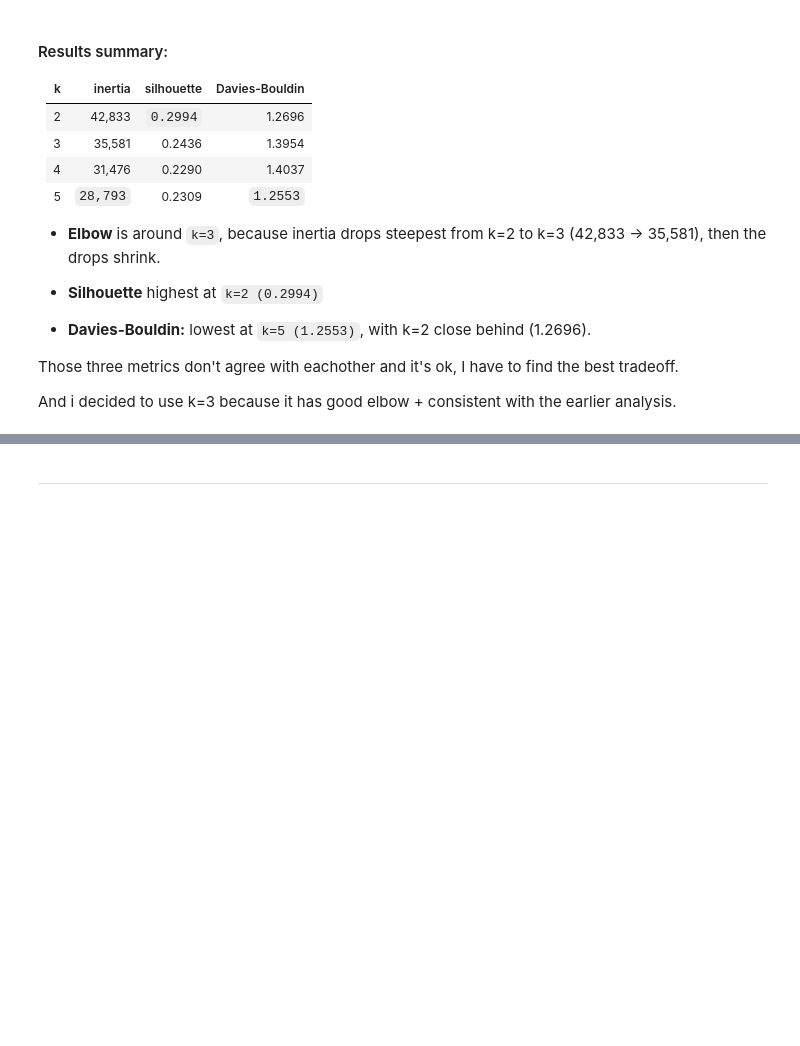
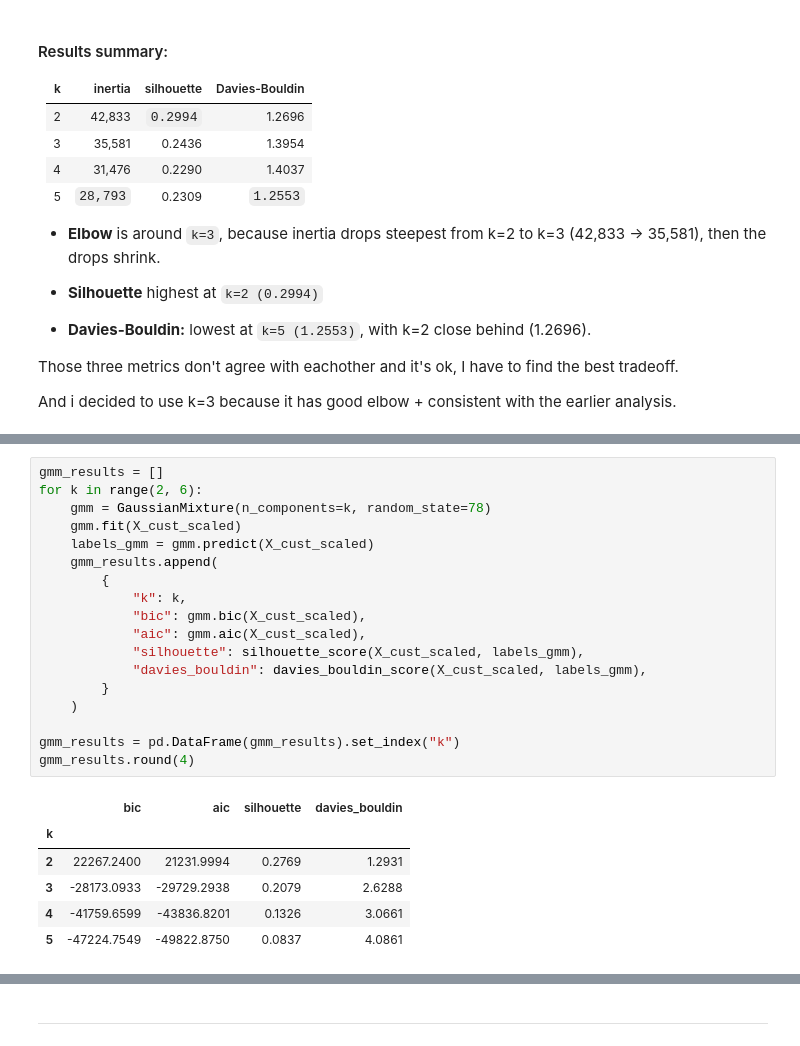
Before and after one commit to nick-st-coder/online-resail, a Jupyter notebook: notebooks/modeling.ipynb, the cells around one changed output, grey strips where cells are left out. Drawn from its saved outputs; the diff is of its cells as text; blank space fills up the shorter version.

```diff
--- a/notebooks/modeling.ipynb
+++ b/notebooks/modeling.ipynb
@@ -416,0 +428,25 @@ And i decided to use k=3 because it has good elbow + consistent with the earlier
+# %%
+gmm_results = []
+for k in range(2, 6):
+    gmm = GaussianMixture(n_components=k, random_state=78)
+    gmm.fit(X_cust_scaled)
+    labels_gmm = gmm.predict(X_cust_scaled)
+    gmm_results.append(
+        {
+            "k": k,
+            "bic": gmm.bic(X_cust_scaled),
+            "aic": gmm.aic(X_cust_scaled),
+            "silhouette": silhouette_score(X_cust_scaled, labels_gmm),
+            "davies_bouldin": davies_bouldin_score(X_cust_scaled, labels_gmm),
+        }
+    )
+
+gmm_results = pd.DataFrame(gmm_results).set_index("k")
+gmm_results.round(4)
+# %% [output]
+|  | bic | aic | silhouette | davies_bouldin |
+| k |  |  |  |  |
+| 2 | 22267.2400 | 21231.9994 | 0.2769 | 1.2931 |
+| 3 | -28173.0933 | -29729.2938 | 0.2079 | 2.6288 |
+| 4 | -41759.6599 | -43836.8201 | 0.1326 | 3.0661 |
+| 5 | -47224.7549 | -49822.8750 | 0.0837 | 4.0861 |
```
Also changed, not shown: parts of 10 cells of this notebook.
